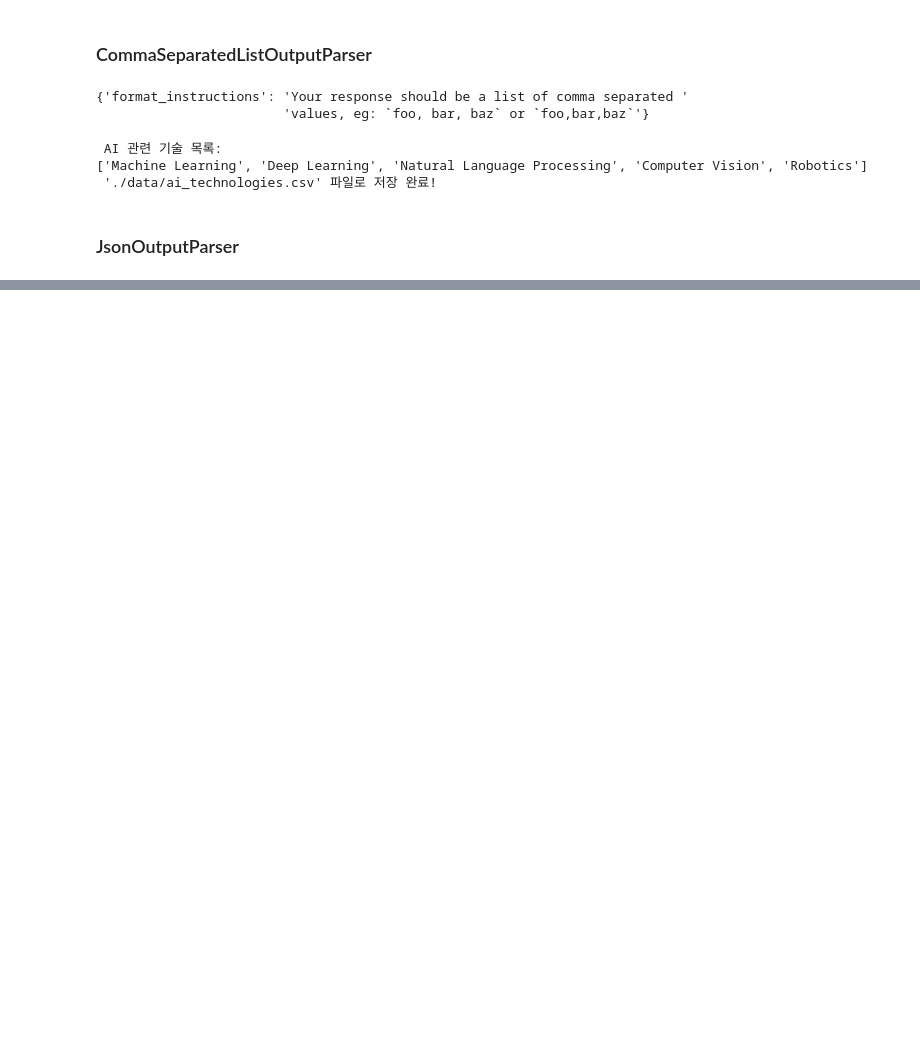
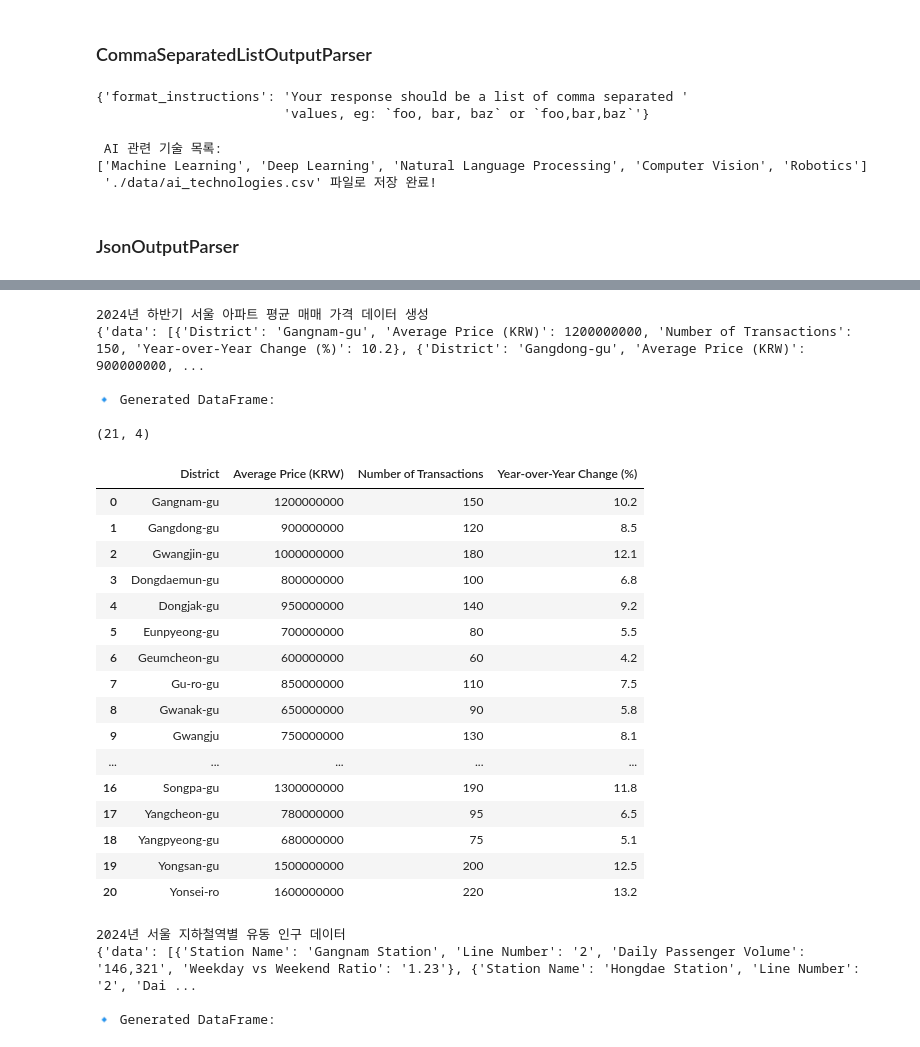
Before and after one commit to intaekim114/LLM_LangChain_App, a Jupyter notebook: groq_llm연동_OutputParser.ipynb, the cells around one changed output, grey strips where cells are left out. Saved outputs shown, nothing was run; the diff lists cells and outputs as text; code cells hidden in the pictures; blank space fills up the shorter version.

Commit message:
OutputParser update

```diff
--- a/groq_llm연동_OutputParser.ipynb
+++ b/groq_llm연동_OutputParser.ipynb
@@ -102,0 +256,67 @@ print(json.dumps(response, indent=4, ensure_ascii=False))
+# %%
+# 체인 생성 (프롬프트 → 모델 → OutputParser)
+chain = prompt | model | parser
+
+# 실행 함수
+def generate_dataframe(user_query):
+    try:
+        # 모델 호출
+        json_response = chain.invoke({"query": user_query})
+        print(json_response)
+
+        # 모델이 반환한 JSON을 Pandas DataFrame으로 변환
+        df = pd.DataFrame(json_response["data"])
+
+        # 결과 출력
+        print("\n🔹 Generated DataFrame:\n")
+        return df
+
+    except Exception as e:
+        print(f"❌ 오류 발생: {e}")
+        return None
+# %%
+# [예제 1] 2024년 상반기 서울 아파트 평균 매매 가격 데이터 생성
+print('2024년 하반기 서울 아파트 평균 매매 가격 데이터 생성')
+df_seoul_housing = generate_dataframe(
+    "Create a dataset of the average apartment sale prices in Seoul for the second half of 2024 with columns: District (구), Average Price (in KRW), Number of Transactions, and Year-over-Year Change (%)."
+)
+print(df_seoul_housing.shape)
+df_seoul_housing
+# %% [output]
+2024년 하반기 서울 아파트 평균 매매 가격 데이터 생성
+{'data': [{'District': 'Gangnam-gu', 'Average Price (KRW)': 1200000000, 'Number of Transactions': 150, 'Year-over-Year Change (%)': 10.2}, {'District': 'Gangdong-gu', 'Average Price (KRW)': 900000000, ...
+
+🔹 Generated DataFrame:
+
+(21, 4)
+|  | District | Average Price (KRW) | Number of Transactions | Year-over-Year Change (%) |
+| 0 | Gangnam-gu | 1200000000 | 150 | 10.2 |
+| 1 | Gangdong-gu | 900000000 | 120 | 8.5 |
+| 2 | Gwangjin-gu | 1000000000 | 180 | 12.1 |
+| 3 | Dongdaemun-gu | 800000000 | 100 | 6.8 |
+| 4 | Dongjak-gu | 950000000 | 140 | 9.2 |
+| 5 | Eunpyeong-gu | 700000000 | 80 | 5.5 |
+| 6 | Geumcheon-gu | 600000000 | 60 | 4.2 |
+| 7 | Gu-ro-gu | 850000000 | 110 | 7.5 |
+| 8 | Gwanak-gu | 650000000 | 90 | 5.8 |
+| 9 | Gwangju | 750000000 | 130 | 8.1 |
+| ... | ... | ... | ... | ... |
+| 16 | Songpa-gu | 1300000000 | 190 | 11.8 |
+| 17 | Yangcheon-gu | 780000000 | 95 | 6.5 |
+| 18 | Yangpyeong-gu | 680000000 | 75 | 5.1 |
+| 19 | Yongsan-gu | 1500000000 | 200 | 12.5 |
+| 20 | Yonsei-ro | 1600000000 | 220 | 13.2 |
+# %%
+print('2024년 서울 지하철역별 유동 인구 데이터')
+# [예제 2] 2024년 서울 지하철역별 유동 인구 데이터
+df_seoul_subway = generate_dataframe(
+    "Generate a dataset of the top 10 busiest subway stations in Seoul in 2024 with columns: Station Name, Line Number, Daily Passenger Volume, and Weekday vs Weekend Ratio."
+)
+if df_seoul_subway is not None:
+    #print(df_seoul_subway.shape)
+    df_seoul_subway.head()
+# %% [output]
+2024년 서울 지하철역별 유동 인구 데이터
+{'data': [{'Station Name': 'Gangnam Station', 'Line Number': '2', 'Daily Passenger Volume': '146,321', 'Weekday vs Weekend Ratio': '1.23'}, {'Station Name': 'Hongdae Station', 'Line Number': '2', 'Dai ...
+
+🔹 Generated DataFrame:
```
Also changed, not shown: parts of 17 cells of this notebook, 4 other files.
